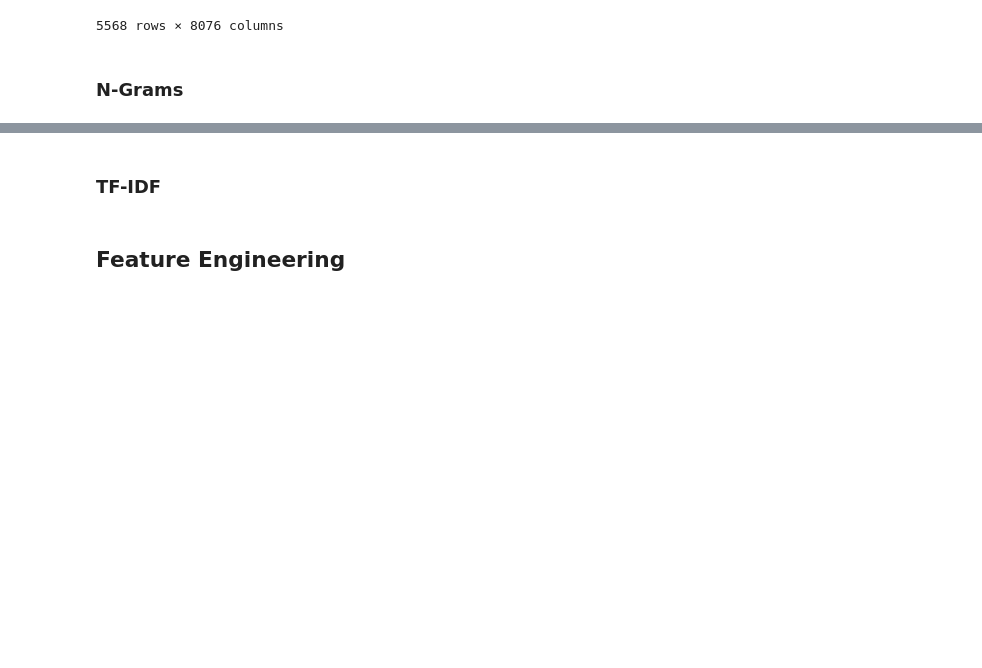
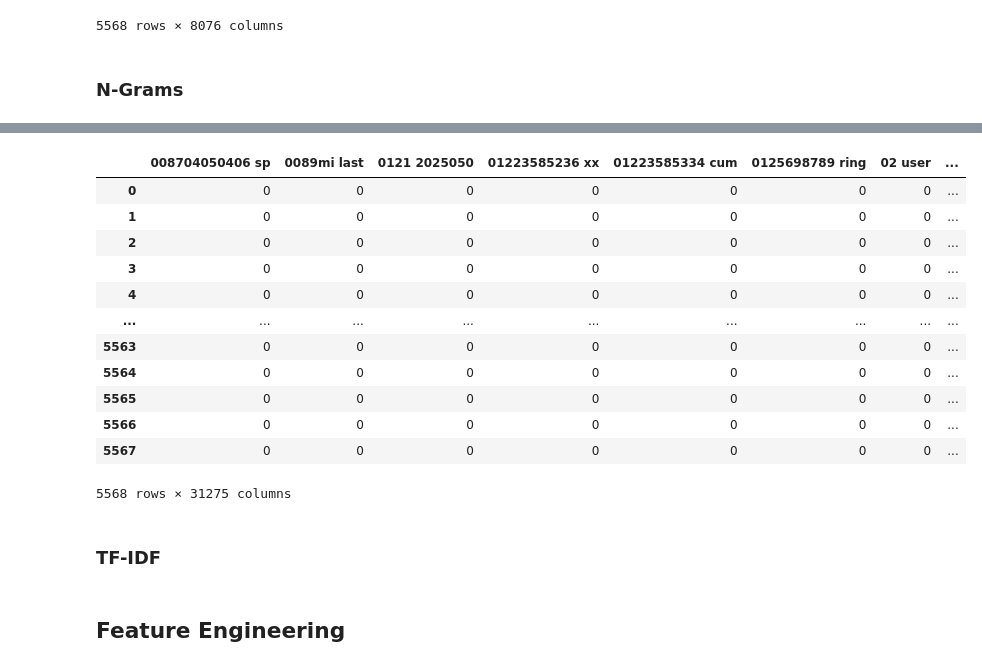
Before and after one commit to abhiyanbhattarai/NLP-Tutorial, a Jupyter notebook: NLP Learning.ipynb, the cells around one changed output, grey strips where cells are left out. Cells and saved outputs as stored; diff of their text form; code cells hidden in the pictures; blank space fills up the shorter version.

Commit message:
Added n-grams code

```diff
--- a/NLP Learning.ipynb
+++ b/NLP Learning.ipynb
@@ -257,3 +257,12 @@ X_counts_df
 5568 rows × 8076 columns
 # %% [markdown]
 ### N-Grams
+# %%
+def clean_text(text):
+    text = ''.join([char.lower() for char in text if char not in string.punctuation])
+    tokens = re.split(r'\W+',text)
+    text = ' '.join([ps.stem(word) for word in tokens if word not in stopwords])
+    return text
+
+data['Clean_text'] = data['Text'].apply(lambda x: clean_text(x))
+data.head()
@@ -259,0 +276,3 @@ X_counts_df
+# %%
+n_gram_vect = CountVectorizer(ngram_range =(2,2))
+X_count_gram = n_gram_vect.fit_transform(data['Clean_text'])
@@ -259,0 +288,3 @@ X_counts_df
+# %%
+X_counts_ngram_df = pd.DataFrame(X_count_gram.toarray())
+X_counts_ngram_df
@@ -260,3 +305,20 @@ X_counts_df
+# %%
+X_counts_ngram_df.columns = n_gram_vect.get_feature_names()
+X_counts_ngram_df
+# %% [output]
+|  | 008704050406 sp | 0089mi last | 0121 2025050 | 01223585236 xx | 01223585334 cum | 0125698789 ring | 02 user | ... |
+| 0 | 0 | 0 | 0 | 0 | 0 | 0 | 0 | ... |
+| 1 | 0 | 0 | 0 | 0 | 0 | 0 | 0 | ... |
+| 2 | 0 | 0 | 0 | 0 | 0 | 0 | 0 | ... |
+| 3 | 0 | 0 | 0 | 0 | 0 | 0 | 0 | ... |
+| 4 | 0 | 0 | 0 | 0 | 0 | 0 | 0 | ... |
+| ... | ... | ... | ... | ... | ... | ... | ... | ... |
+| 5563 | 0 | 0 | 0 | 0 | 0 | 0 | 0 | ... |
+| 5564 | 0 | 0 | 0 | 0 | 0 | 0 | 0 | ... |
+| 5565 | 0 | 0 | 0 | 0 | 0 | 0 | 0 | ... |
+| 5566 | 0 | 0 | 0 | 0 | 0 | 0 | 0 | ... |
+| 5567 | 0 | 0 | 0 | 0 | 0 | 0 | 0 | ... |
+5568 rows × 31275 columns
 # %% [markdown]
 ### TF-IDF
 # %% [markdown]
```
Also changed, not shown: parts of 6 cells of this notebook.
